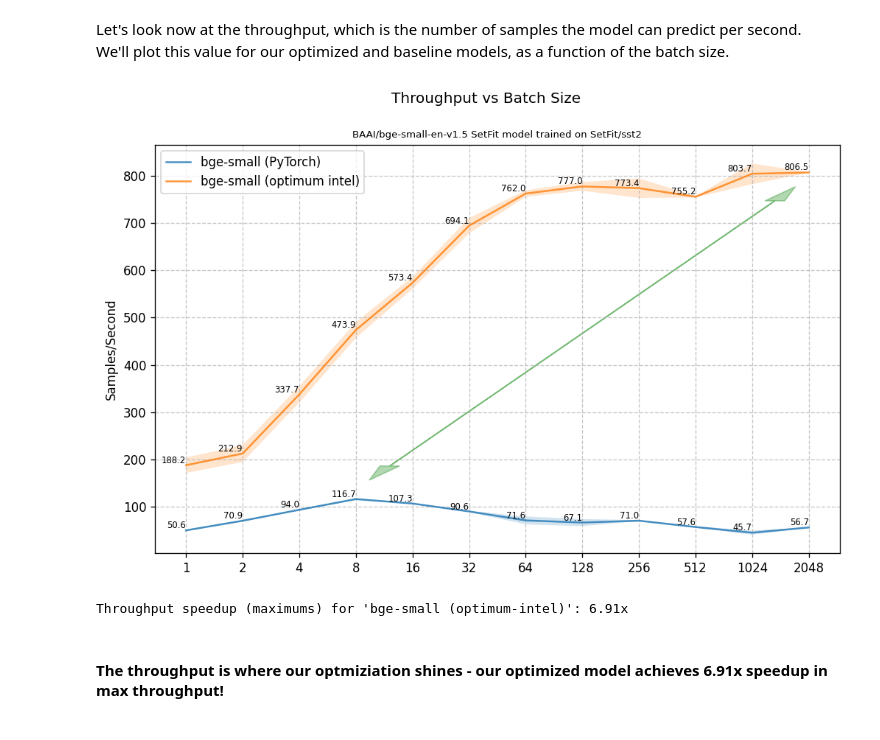
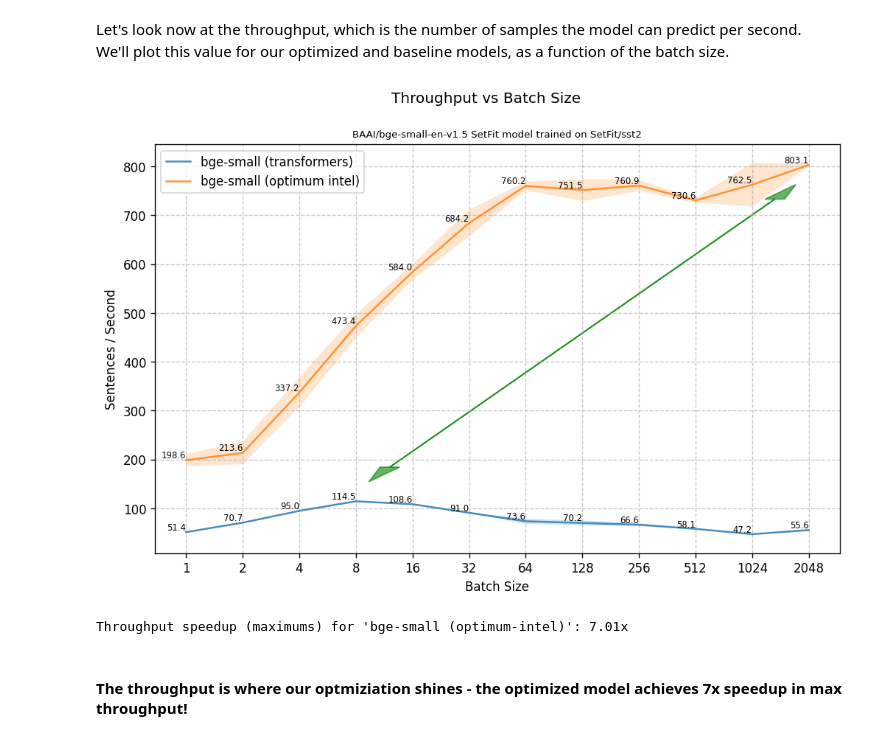
Before and after one commit to huggingface/setfit, a Jupyter notebook: notebooks/setfit-optimum-intel.ipynb, the cells around one changed output. Drawn from its saved outputs; the diff is of its cells as text; code cells hidden in the pictures.

```diff
--- a/notebooks/setfit-optimum-intel.ipynb
+++ b/notebooks/setfit-optimum-intel.ipynb
@@ -104,7 +104,7 @@ def get_dir_size(path):
 
 class PerformanceBenchmark:
     def __init__(self, model, dataset, optim_type, max_sequence_length, metric="accuracy",
-                 model_path=None, enable_autocast=False, batch_sizes=None):
+                 model_path=None, enable_autocast=False):
         self.model = model
         self.dataset = dataset
         self.optim_type = optim_type
@@ -115,7 +115,7 @@ class PerformanceBenchmark:
         self.vocab_size = self.tokenizer.vocab_size
         self.max_length = max_sequence_length
         self.device = self.model.model_body.device
-        self.batch_sizes = [2 ** i for i in range(12)] if batch_sizes is None else batch_sizes
+        self.batch_sizes = [2 ** i for i in range(12)]
 
     def to_device(self, batch):
         for key in batch:
@@ -168,7 +168,7 @@ class PerformanceBenchmark:
             "attention_mask": attention_mask,
         }
 
-    def compute_latency_and_throughput(self, num_iter=15, num_warmup_iter=5):
+    def compute_latency_and_throughput(self, deafult_num_iter=15, num_warmup_iter=2):
         res = defaultdict(list)
         print("=" * 100)
         for batch_size in self.batch_sizes:
@@ -178,6 +178,7 @@ class PerformanceBenchmark:
                     _ = self.timed_predict(encoded_inputs=encoded_inputs)
 
                 batch_latencies = []
+                num_iter = 100 if batch_size == 1 else deafult_num_iter
                 for _ in trange(num_iter, desc=f"Timed Run ({batch_size=})", file=sys.stdout):
                     encoded_inputs = self.generate_random_sequences(batch_size=batch_size)
                     _, latency = self.timed_predict(encoded_inputs=encoded_inputs)
@@ -197,7 +198,6 @@ class PerformanceBenchmark:
                 res["batch_sizes"].append(batch_size)
             except Exception as e:
                 print(f"Skipping throughput computation at {batch_size=} since it failed with the following error: \n\n{e}\n")
-                print(e.stack())
         return res
 
     def run_benchmark(self):
@@ -251,7 +254,7 @@ setfit_model = SetFitModel.from_pretrained(model_path)
 pb = PerformanceBenchmark(
     model=setfit_model,
     dataset=test_dataset,
-    optim_type="bge-small (PyTorch)",
+    optim_type="bge-small (transformers)",
     max_sequence_length=512,
 )
 perf_metrics = pb.run_benchmark()
@@ -397,36 +400,37 @@ We'll plot this value for our optimized and baseline models, as a function of th
 # %%
 def plot_throughputs(perf_metrics):
     plt.figure(figsize=(10, 6), dpi=120)
     maximums = []
     for (label, metric) in perf_metrics.items():
         xs = np.arange(len(metric["batch_sizes"]))
         y_mean, y_std = np.array(metric["throughputs_avg"]), np.array(metric["throughputs_std"])
         maximums.append((np.argmax(y_mean), max(y_mean)))
         plt.plot(xs, y_mean, label=label, alpha=0.8)
         plt.fill_between(xs, y_mean - y_std, y_mean + y_std, alpha=0.2)
         for x, y in zip(xs, y_mean):
             plt.text(x, y, f'{y:.1f}', ha='right', va='bottom', fontsize=7, color="black")
 
+    plt.suptitle("Throughput vs Batch Size")
+    plt.title('\nBAAI/bge-small-en-v1.5 SetFit model trained on SetFit/sst2', fontsize=8)
+    plt.ylabel("Sentences / Second")
+    plt.xlabel("Batch Size")
     plt.xticks(xs, pb.batch_sizes[:len(xs)])
-    plt.ylabel('Samples/Second')
-    plt.suptitle('Throughput vs Batch Size')
-    plt.title('\nBAAI/bge-small-en-v1.5 SetFit model trained on SetFit/sst2', fontsize=8)
     plt.legend()
     plt.grid(True, linestyle='--', alpha=0.7)
     # Add Speedup Arrow
     maxes = np.array(sorted(maximums, key=lambda x: x[0]))
     maxes[0] += (0.6, 70)
-    maxes[1] -= (0.6, 60)
-    arrow_kwargs = dict(head_width = 0.35, head_length=30, color="green", alpha=0.3)
+    maxes[1] -= (0.6, 70)
+    arrow_kwargs = dict(head_width = 0.35, head_length=30, color="green", alpha=0.6)
     plt.arrow(*maxes[0], *(maxes[1] - maxes[0]), **arrow_kwargs)
     plt.arrow(*maxes[1], *(maxes[0] - maxes[1]), **arrow_kwargs)
     plt.show()
 
 plot_throughputs(perf_metrics)
-speedup = max(perf_metrics['bge-small (optimum intel)']['throughputs_avg']) / max(perf_metrics['bge-small (PyTorch)']['throughputs_avg'])
+speedup = max(perf_metrics['bge-small (optimum intel)']['throughputs_avg']) / max(perf_metrics['bge-small (transformers)']['throughputs_avg'])
 print(f"Throughput speedup (maximums) for 'bge-small (optimum-intel)': {speedup:.2f}x")
 # %% [output]
-[figure, old version]
+[figure, new version]
-Throughput speedup (maximums) for 'bge-small (optimum-intel)': 6.91x
+Throughput speedup (maximums) for 'bge-small (optimum-intel)': 7.01x
 # %% [markdown]
-#### The throughput is where our optmiziation shines - our optimized model achieves 6.91x speedup in max throughput!
+#### The throughput is where our optmiziation shines - the optimized model achieves 7x speedup in max throughput!
```
Also changed, not shown: parts of 9 cells of this notebook.
